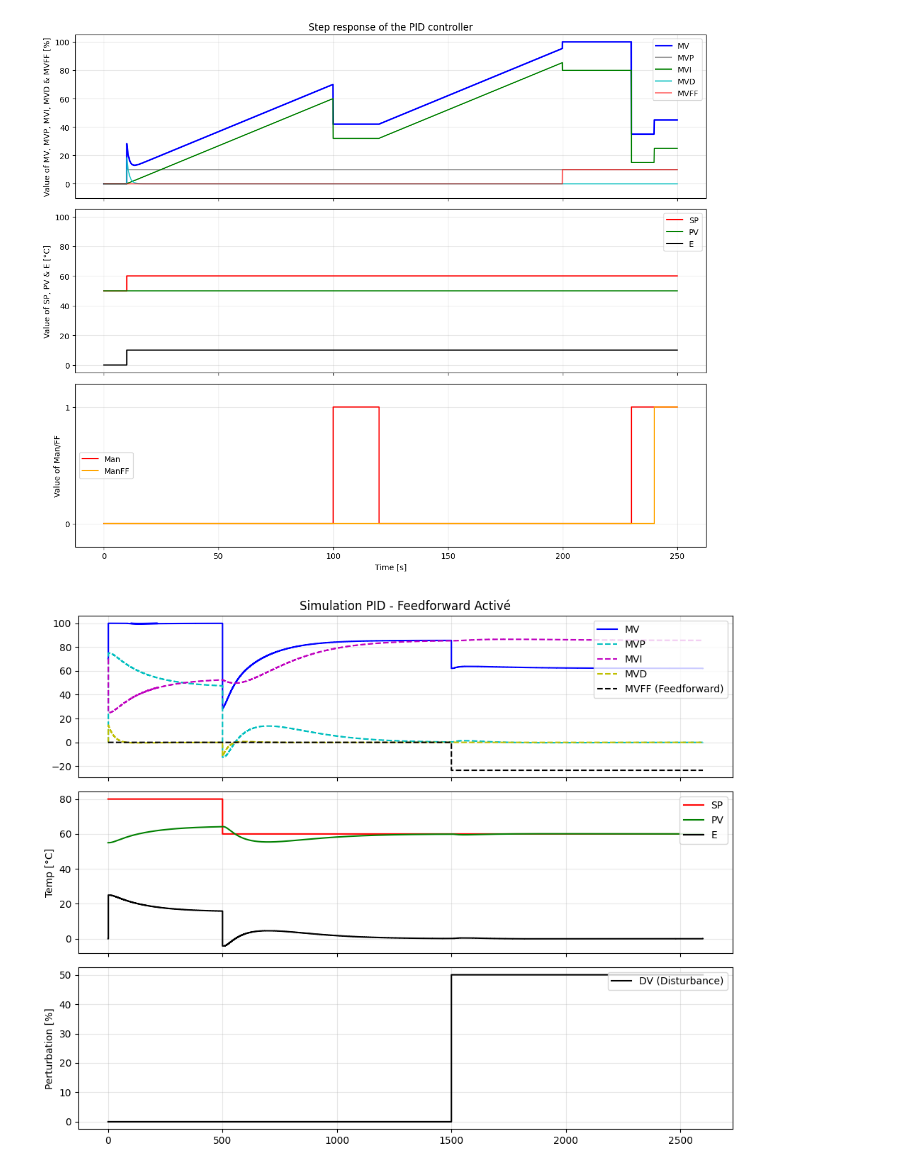
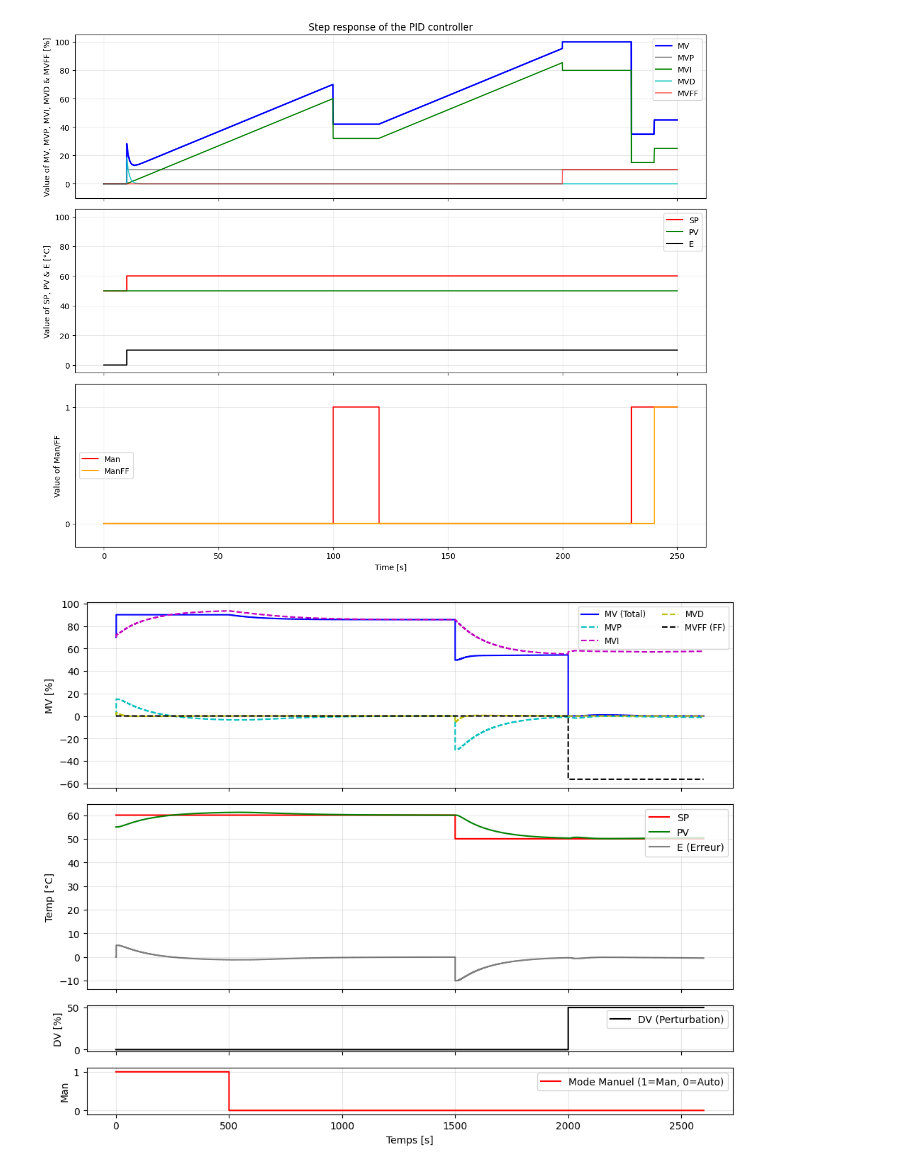
Before and after one commit to theoGstr/Labo3_Control_Theory, a Jupyter notebook: package_Lab.ipynb, the cells around one changed output. Drawn from its saved outputs; the diff is of its cells as text; code cells hidden in the pictures.

```diff
--- a/package_Lab.ipynb
+++ b/package_Lab.ipynb
@@ -196,22 +196,16 @@ plt.show()
 # %% [output]
 [figure]
 # %%
-# ==============================================================================
-# PARAMÈTRES DE SIMULATION
-# ==============================================================================
 Ts = 1.0
 Tsim = 2600
 t = np.arange(0, Tsim, Ts)
 
 # Modèles (issus de tes identifications)
 K_p, T1_p, T2_p, theta_p = 0.32, 149.5, 15.0, 4.0   # Procédé (H1 -> T1)
-K_d, T1_d, T2_d, theta_d = 0.15, 160.0, 20.0, 10.0  # Perturbation (H2 -> T1)
+K_d, T1_d, T2_d, theta_d = 0.36, 170.77, 6.12, 5.43  # Perturbation (H2 -> T1)
 
-# Réglages PID (Ajuste Kc et Ti pour la stabilité)
-Kc = 3.0
-Ti = 150.0
-Td = 5.0 # On laisse à 0 pour ressembler à l'image 7
-alpha = 5
+# Réglages PID
+Kc, Ti, Td, alpha = 3.0, 150.0, 5.0, 5 # Alpha réduit à 0.1 pour un calcul D propre
 MVMin, MVMax = 0, 100
 
 # Conditions initiales
@@ -219,29 +213,30 @@ PV_init = 55
 MV_init = 70
 
 # --- Signaux d'entrée ---
-# 1. Consigne SP : monte de 25 à 50
-SP = np.ones_like(t) * 80
-SP[t >= 500] = 60
 
-# 2. Perturbation DV : monte de 0 à 50 à t=1500s
+# 1. Mode Manuel : Actif de 0 à 500s
+Man = np.zeros_like(t, dtype=bool)
+Man[t < 500] = True
+
+# 2. Valeur Manuelle : On fixe la commande à 50% pendant la phase manuelle
+MVMan = np.ones_like(t) * 90
+
+# 3. Consigne SP
+SP = np.ones_like(t) * 60
+SP[t >= 1500] = 50
+
+# 4. Perturbation DV
 DV = np.zeros_like(t)
-DV[t >= 1500] = 50.0
+DV[t >= 2000] = 50.0
 
-# 3. Feedforward : Active/Désactive ici pour comparer
+# 5. Feedforward
 USE_FF = True
-if USE_FF:
-    # FF Statique simple : MV_ff = - (Kd/Kp) * delta_DV
-    MVFF = -(K_d / K_p) * DV
-else:
-    MVFF = np.zeros_like(t)
-
-Man = np.zeros_like(t, dtype=bool)
-MVMan = np.zeros_like(t)
-ManFF_plot = np.zeros_like(t)
+MVFF = -(K_d / K_p) * DV if USE_FF else np.zeros_like(t)
 
 # ==============================================================================
 # BOUCLE DE SIMULATION
 # ==============================================================================
+# Initialisation des listes avec MV_init / PV_init
 MV, MVP, MVI, MVD, E, PV = [MV_init], [0.0], [MV_init], [0.0], [0.0], [PV_init]
 PV1_p, PV2_p = [0.0], [0.0]
 PV1_d, PV2_d = [0.0], [0.0]
@@ -252,42 +247,58 @@ for i in range(1, len(t)):
     mv_in = MV[i-d_p-1] - MV_init if i > d_p else 0
     PV1_p.append((T1_p/(T1_p+Ts))*PV1_p[-1] + (K_p*Ts/(T1_p+Ts))*mv_in)
     PV2_p.append((T2_p/(T2_p+Ts))*PV2_p[-1] + (Ts/(T2_p+Ts))*PV1_p[-1])
 
     # Modèle Perturbation
     d_d = int(theta_d/Ts)
     dv_in = DV[i-d_d-1] if i > d_d else 0
     PV1_d.append((T1_d/(T1_d+Ts))*PV1_d[-1] + (K_d*Ts/(T1_d+Ts))*dv_in)
     PV2_d.append((T2_d/(T2_d+Ts))*PV2_d[-1] + (Ts/(T2_d+Ts))*PV1_d[-1])
 
     # PV totale
     PV.append(PV_init + PV2_p[-1] + PV2_d[-1])
 
-    # PID
+    # PID (Gère le passage Manuel -> Auto à t=500)
     PID_RT(SP[:i+1], PV, Man[:i+1], MVMan[:i+1], MVFF[:i+1], Kc, Ti, Td, alpha, Ts,
            MVMin, MVMax, MV, MVP, MVI, MVD, E, PVInit=PV_init)
 
 # ==============================================================================
-# GRAPHIQUES (Style Prof)
+# GRAPHIQUES (4 axes - Style Prof)
 # ==============================================================================
-fig, (ax1, ax2, ax3) = plt.subplots(3, 1, figsize=(10, 8), sharex=True)
+fig, (ax1, ax2, ax3, ax4) = plt.subplots(4, 1, figsize=(10, 8), sharex=True, gridspec_kw={'height_ratios': [2, 2, 0.5, 0.5]})
 
-ax1.step(t, MV, 'b', label='MV', where='post')
+# Graph 1 : Signaux de commande (MV et ses composantes)
+ax1.step(t, MV, 'b', label='MV (Total)', where='post', linewidth=1.5)
 ax1.step(t, MVP, 'c--', label='MVP', where='post')
 ax1.step(t, MVI, 'm--', label='MVI', where='post')
 ax1.step(t, MVD, 'y--', label='MVD', where='post')
-ax1.step(t, MVFF, 'k--', label='MVFF (Feedforward)', where='post') # AJOUT ICI (ligne noire pointillée)
-ax1.legend(loc='upper right'); ax1.grid(True, alpha=0.3)
-ax1.set_title(f"Simulation PID - Feedforward {'Activé' if USE_FF else 'Désactivé'}")
+ax1.step(t, MVFF, 'k--', label='MVFF (FF)', where='post')
+ax1.set_ylabel('MV [%]')
+ax1.legend(loc='upper right', fontsize='small', ncol=2)
+ax1.grid(True, alpha=0.3)
 
+# Graph 2 : Températures (SP, PV) et Erreur
 ax2.step(t, SP, 'r', label='SP', where='post')
 ax2.plot(t, PV, 'g', label='PV')
-ax2.step(t, E, 'k', label='E', where='post')
-ax2.set_ylabel('Temp [°C]'); ax2.legend(loc='upper right'); ax2.grid(True, alpha=0.3)
+ax2.step(t, E, 'k', label='E (Erreur)', where='post', alpha=0.5)
+ax2.set_ylabel('Temp [°C]')
+ax2.legend(loc='upper right')
+ax2.grid(True, alpha=0.3)
 
-ax3.step(t, DV, 'k', label='DV (Disturbance)', where='post')
-ax3.set_ylabel('Perturbation [%]'); ax3.legend(loc='upper right'); ax3.grid(True, alpha=0.3)
+# Graph 3 : Perturbation (DV)
+ax3.step(t, DV, 'k', label='DV (Perturbation)', where='post')
+ax3.set_ylabel('DV [%]')
+ax3.legend(loc='upper right')
+ax3.grid(True, alpha=0.3)
+
+# Graph 4 : État Manuel vs Auto (Variable Man)
+ax4.step(t, Man.astype(int), 'r', label='Mode Manuel (1=Man, 0=Auto)', where='post')
+ax4.set_ylabel('Man')
+ax4.set_xlabel('Temps [s]')
+ax4.set_ylim([-0.1, 1.1])
+ax4.legend(loc='upper right')
+ax4.grid(True, alpha=0.3)
 
 plt.tight_layout()
 plt.show()
 # %% [output]
-[figure, old version]
+[figure, new version]
```
Also changed, not shown: 1 other file.
